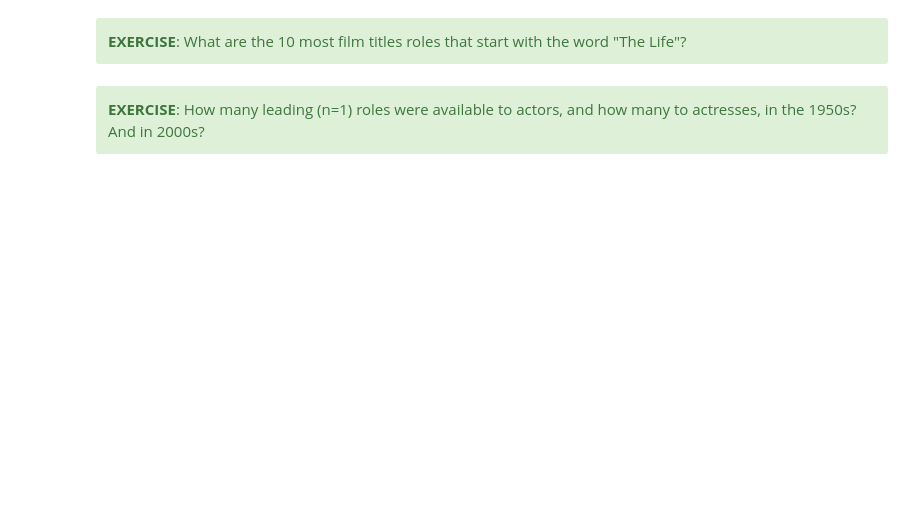
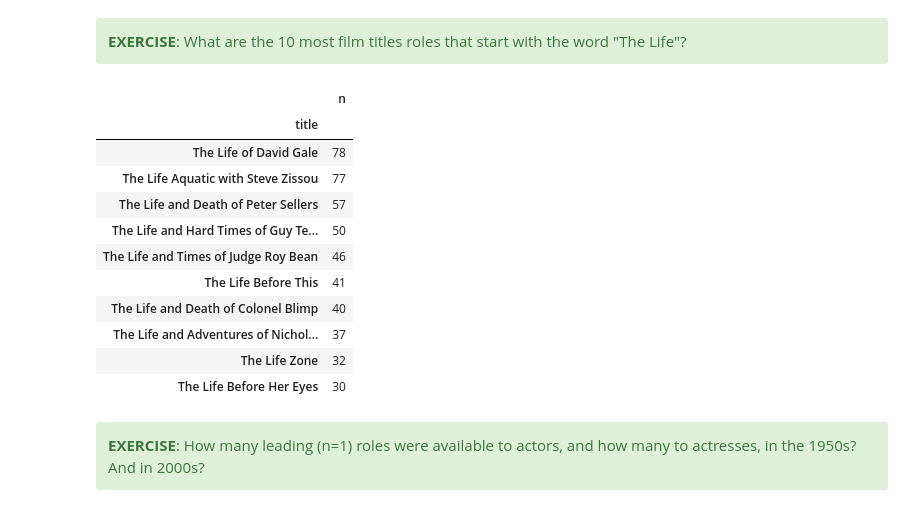
Before and after one commit to DSA-Classe-Gennaio-2021/Notebooks-mg, a Jupyter notebook: 06-advanced-groupby-operations.ipynb, the cells around one changed output. Cells and saved outputs as stored; diff of their text form; code cells hidden in the pictures; blank space fills up the shorter version.

```diff
--- a/06-advanced-groupby-operations.ipynb
+++ b/06-advanced-groupby-operations.ipynb
@@ -274,3 +562,21 @@ plt.xticks(rotation='vertical');
+# %%
+# Paraphrased as what are the 10 movies with the most roles whose titles start with "The Life"
+
+cast[cast['title'].str.startswith('The Life')][['title','n']]\
+.groupby('title').count().sort_values(by='n', ascending=False).head(10)
+# %% [output]
+|  | n |
+| title |  |
+| The Life of David Gale | 78 |
+| The Life Aquatic with Steve Zissou | 77 |
+| The Life and Death of Peter Sellers | 57 |
+| The Life and Hard Times of Guy Te... | 50 |
+| The Life and Times of Judge Roy Bean | 46 |
+| The Life Before This | 41 |
+| The Life and Death of Colonel Blimp | 40 |
+| The Life and Adventures of Nichol... | 37 |
+| The Life Zone | 32 |
+| The Life Before Her Eyes | 30 |
 # %% [markdown]
 <div class="alert alert-success">
     <b>EXERCISE</b>: How many leading (n=1) roles were available to actors, and how many to actresses, in the 1950s? And in 2000s?
```
Also changed, not shown: parts of 32 cells of this notebook.
